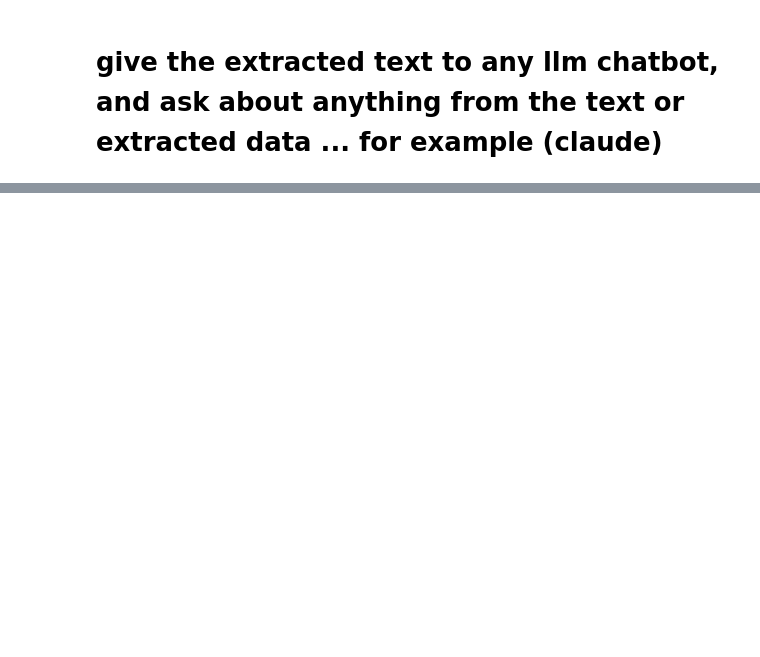
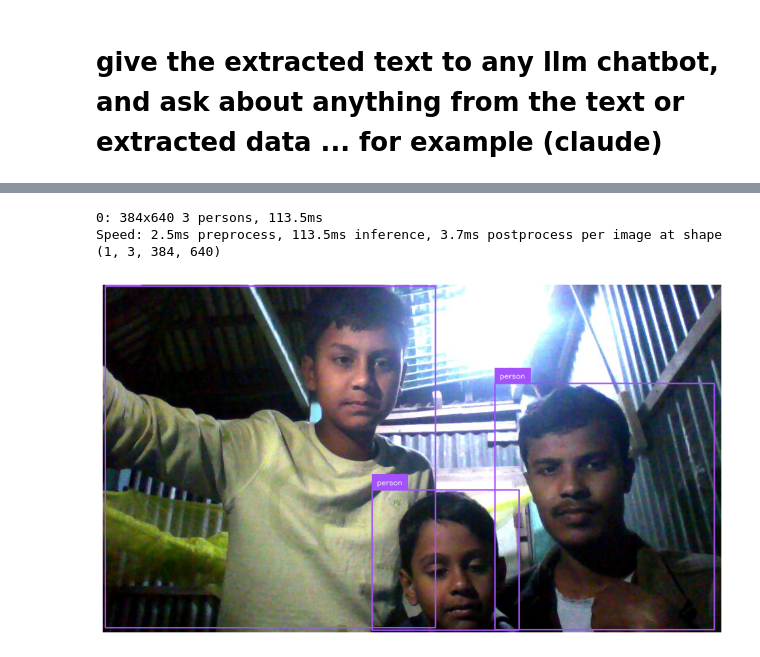
Before and after one commit to Shakilkhan24/Playground_DL, a Jupyter notebook: url_to_text_scrapping.ipynb, the cells around one changed output, grey strips where cells are left out. Cells and saved outputs as stored; diff of their text form; code cells hidden in the pictures; blank space fills up the shorter version.

```diff
--- a/url_to_text_scrapping.ipynb
+++ b/url_to_text_scrapping.ipynb
@@ -30,0 +42,6 @@ Code generation
+# %%
+import cv2
+import supervision as sv
+from ultralytics import YOLO
+
+model = YOLO("yolov8n.pt")
@@ -30,0 +52,27 @@ Code generation
+# %%
+image = cv2.imread('/content/WIN_20221223_19_34_06_Pro.jpg')
+results = model(image)[0]
+detections = sv.Detections.from_ultralytics(results)
+# %% [output]
+0: 384x640 3 persons, 113.5ms
+Speed: 2.5ms preprocess, 113.5ms inference, 3.7ms postprocess per image at shape (1, 3, 384, 640)
+# %%
+bounding_box_annotator = sv.BoundingBoxAnnotator()
+label_annotator = sv.LabelAnnotator()
+
+labels = [
+    model.model.names[class_id]
+    for class_id
+    in detections.class_id
+]
+
+annotated_image = bounding_box_annotator.annotate(
+    scene=image, detections=detections)
+annotated_image = label_annotator.annotate(
+    scene=annotated_image, detections=detections, labels=labels)
+
+import supervision as sv
+
+sv.plot_image(annotated_image)
+# %% [output]
+[figure, added]
```
Also changed, not shown: parts of 6 cells of this notebook.
